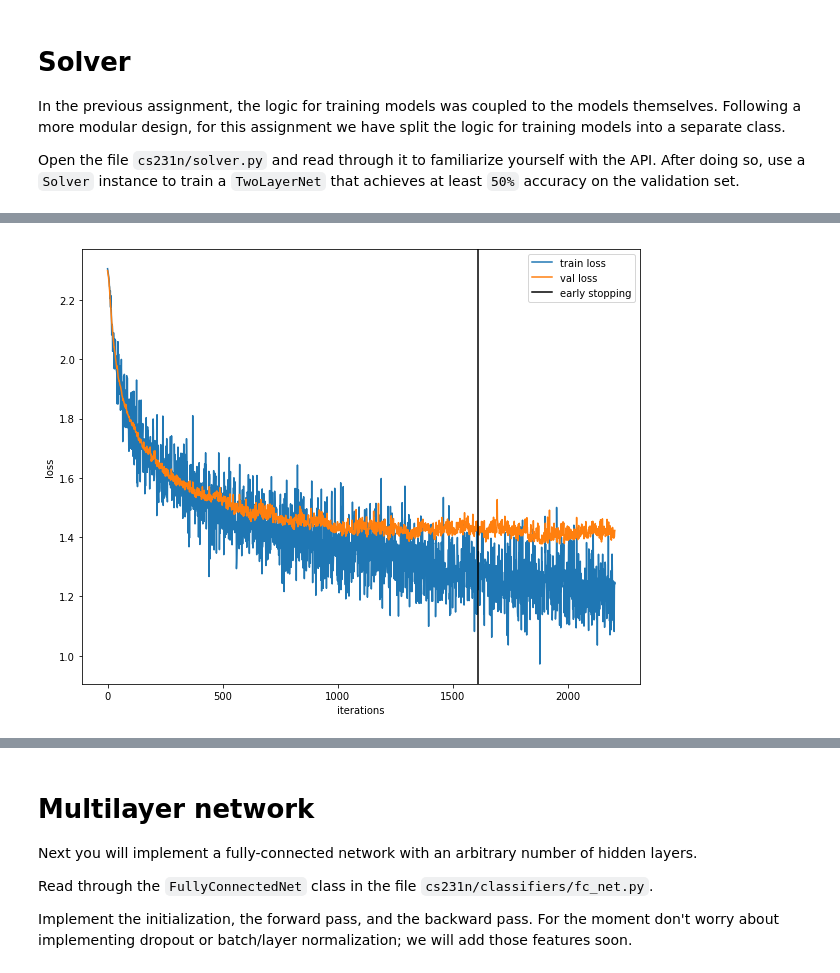
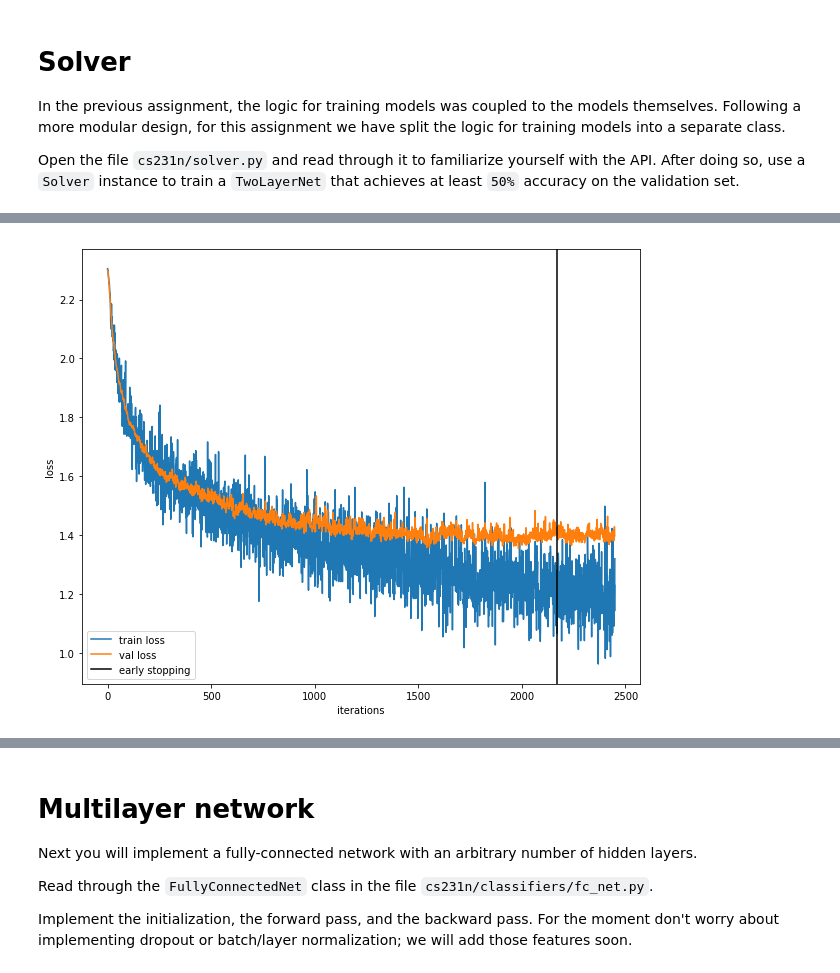
Before and after one commit to 1siddhi7/Learning-From-Data, a Jupyter notebook: assignment2/FullyConnectedNets.ipynb, the cells around one changed output, grey strips where cells are left out. Drawn from its saved outputs; the diff is of its cells as text; code cells hidden in the pictures.

```diff
--- a/assignment2/FullyConnectedNets.ipynb
+++ b/assignment2/FullyConnectedNets.ipynb
@@ -358,7 +361,7 @@ solver = Solver(model, data,
                     'learning_rate': 1e-3,
                   },
                   lr_decay=0.95,
-                  num_epochs=9, batch_size=200,
+                  num_epochs=10, batch_size=200,
                   print_every=200)
 solver.train()
 
@@ -378,6 +381,8 @@ def trend(l1,l2):
     return slope
 
 patience = 500
+stop_it = None
+
 for i in range(patience, num_iterations):
     slope_train = trend(x[i-patience:i], solver.loss_history[i-patience:i])
     slope_val = trend(x[i-patience:i], solver.loss_history_val[i-patience:i])
@@ -430,4 +435,4 @@ stopping iteration=  1608
-[figure, old version]
+[figure, new version]
 # %%
 #Solver instance with early stopping
 model = TwoLayerNet(reg=0.01)
```
Also changed, not shown: parts of 6 cells of this notebook.
